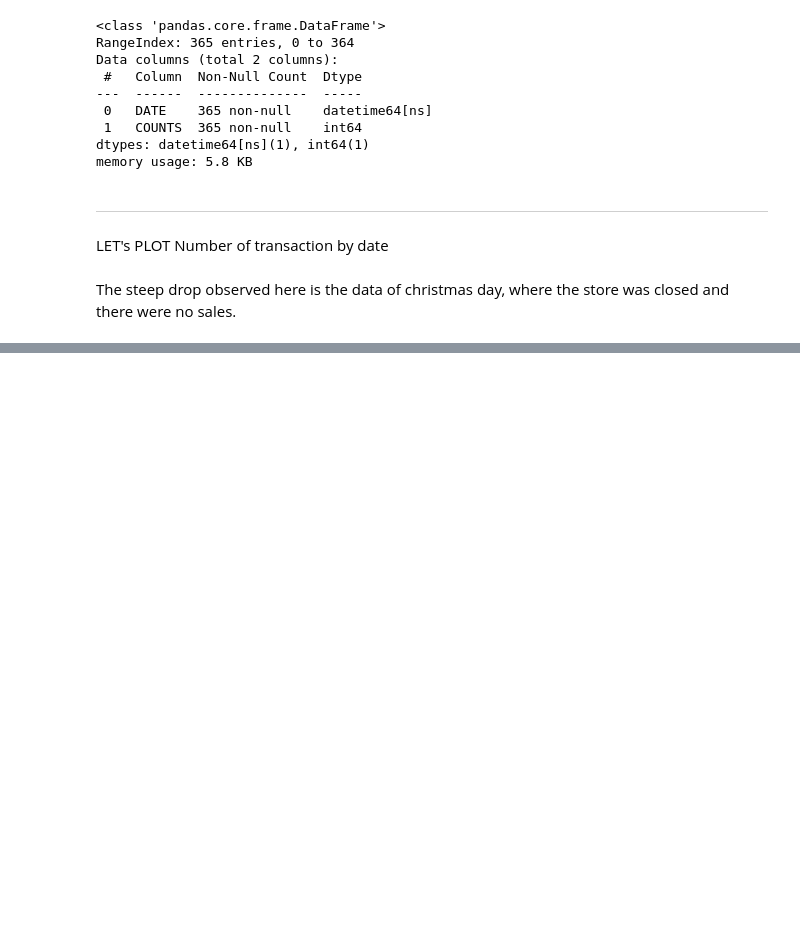
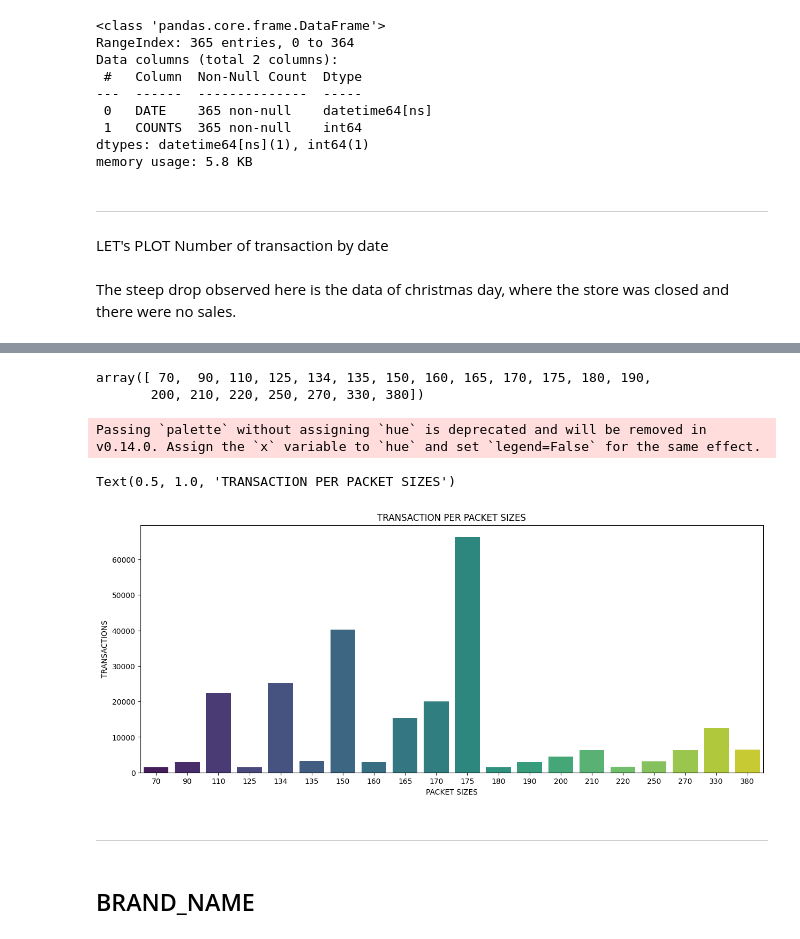
Before and after one commit to Mridul-dhungana/Quantium-Data-Analytics, a Jupyter notebook: Data Analytics.ipynb, the cells around one changed output, grey strips where cells are left out. Drawn from its saved outputs; the diff is of its cells as text; code cells hidden in the pictures; blank space fills up the shorter version.

Commit message:
"Transaction Data Preprocessing Completed"

```diff
--- a/Data Analytics.ipynb
+++ b/Data Analytics.ipynb
@@ -602,0 +657,4 @@ The steep drop observed here is the data of christmas day, where the store was c
+# %%
+transaction_data_sorted=transaction_data_sorted.drop(columns=['SIZE_UNIT','SIZES'], axis=1)
+# %%
+transaction_data_sorted=transaction_data_sorted.rename(columns={'SIZE_VALUES':'SIZE_VALUES(GRAM)'})
@@ -602,0 +682,2 @@ The steep drop observed here is the data of christmas day, where the store was c
+# %%
+transaction_by_sizes=transaction_data_sorted.groupby('SIZE_VALUES(GRAM)').size()
@@ -602,0 +694,3 @@ The steep drop observed here is the data of christmas day, where the store was c
+# %%
+transaction_by_sizes=transaction_by_sizes.reset_index()
+transaction_by_sizes.columns=['SIZES','TRANSACTION']
@@ -602,0 +706,19 @@ The steep drop observed here is the data of christmas day, where the store was c
+# %%
+transaction_by_sizes['SIZES'].unique()
+# %% [output]
+array([ 70,  90, 110, 125, 134, 135, 150, 160, 165, 170, 175, 180, 190,
+       200, 210, 220, 250, 270, 330, 380])
+# %%
+plt.figure(figsize=(15,6))
+sns.barplot(transaction_by_sizes,x='SIZES', y='TRANSACTION',palette='viridis')
+plt.xlabel("PACKET SIZES")
+plt.ylabel("TRANSACTIONS")
+plt.title("TRANSACTION PER PACKET SIZES")
+# %% [output]
+Passing `palette` without assigning `hue` is deprecated and will be removed in v0.14.0. Assign the `x` variable to `hue` and set `legend=False` for the same effect.
+Text(0.5, 1.0, 'TRANSACTION PER PACKET SIZES')
+[figure, added]
+# %% [markdown]
+---
+# %% [markdown]
+## BRAND_NAME
```
Also changed, not shown: parts of 31 cells of this notebook.
